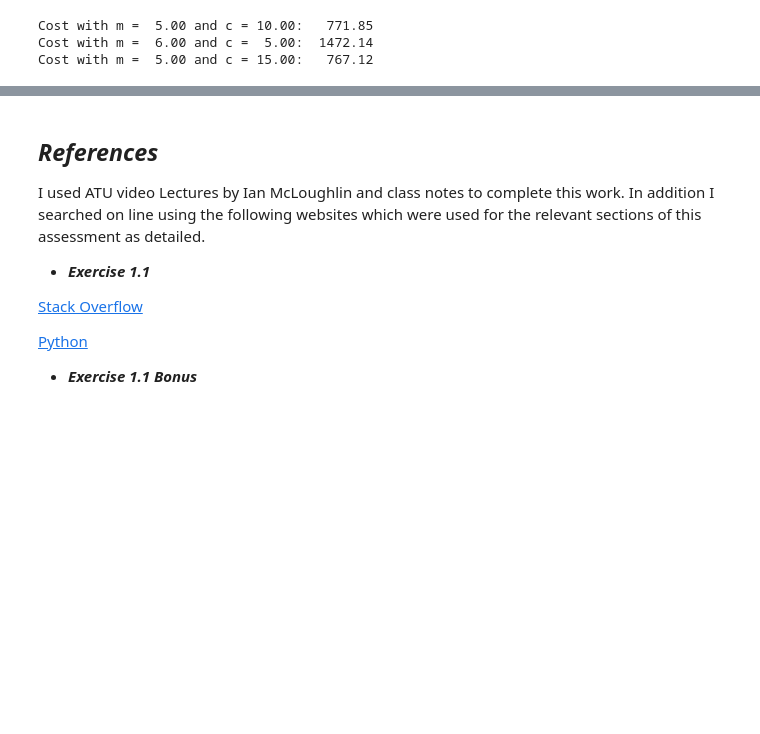
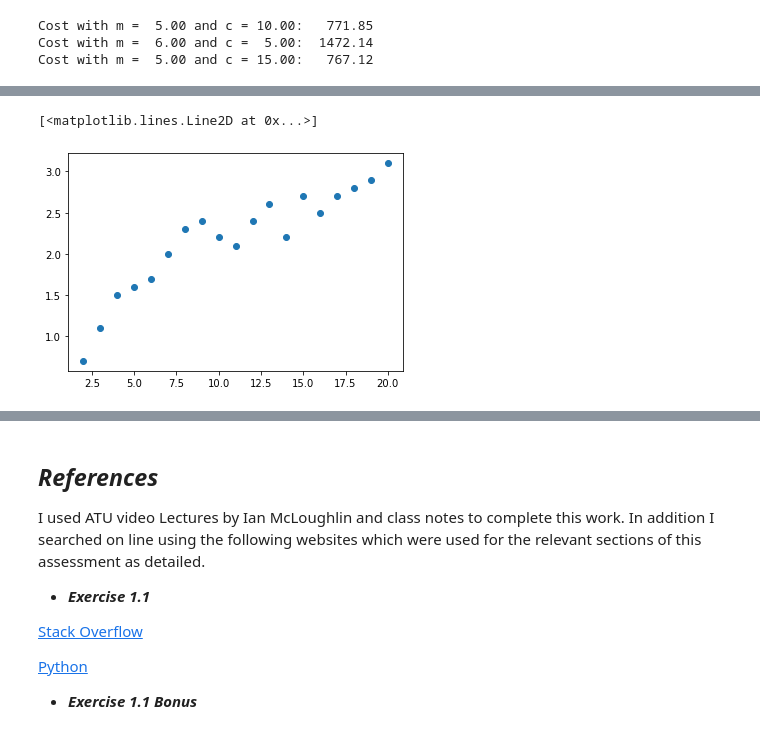
Before and after one commit to LauraBrogan/2022-MLS-Assessment, a Jupyter notebook: Regular Tasks/Models-Tasks.ipynb, the cells around one changed output, grey strips where cells are left out. Drawn from its saved outputs; the diff is of its cells as text; code cells hidden in the pictures; blank space fills up the shorter version.

```diff
--- a/Regular Tasks/Models-Tasks.ipynb
+++ b/Regular Tasks/Models-Tasks.ipynb
@@ -51,0 +66,8 @@ Cost with m =  5.00 and c = 15.00:   767.12
+# %%
+x = [2.0, 3.0, 4.0, 5.0, 6.0, 7.0, 8.0, 9.0, 10.0, 11.0, 12.0, 13.0, 14.0, 15.0, 16.0, 17.0, 18.0, 19.0, 20.0]
+y = [0.7, 1.1, 1.5, 1.6, 1.7, 2.0, 2.3, 2.4, 2.2, 2.1, 2.4, 2.6, 2.2, 2.7, 2.5, 2.7, 2.8, 2.9, 3.1]
+# %%
+plt.plot(x, y, "o")
+# %% [output]
+[<matplotlib.lines.Line2D at 0x...>]
+[figure, added]
```
Also changed, not shown: parts of 7 cells of this notebook.
